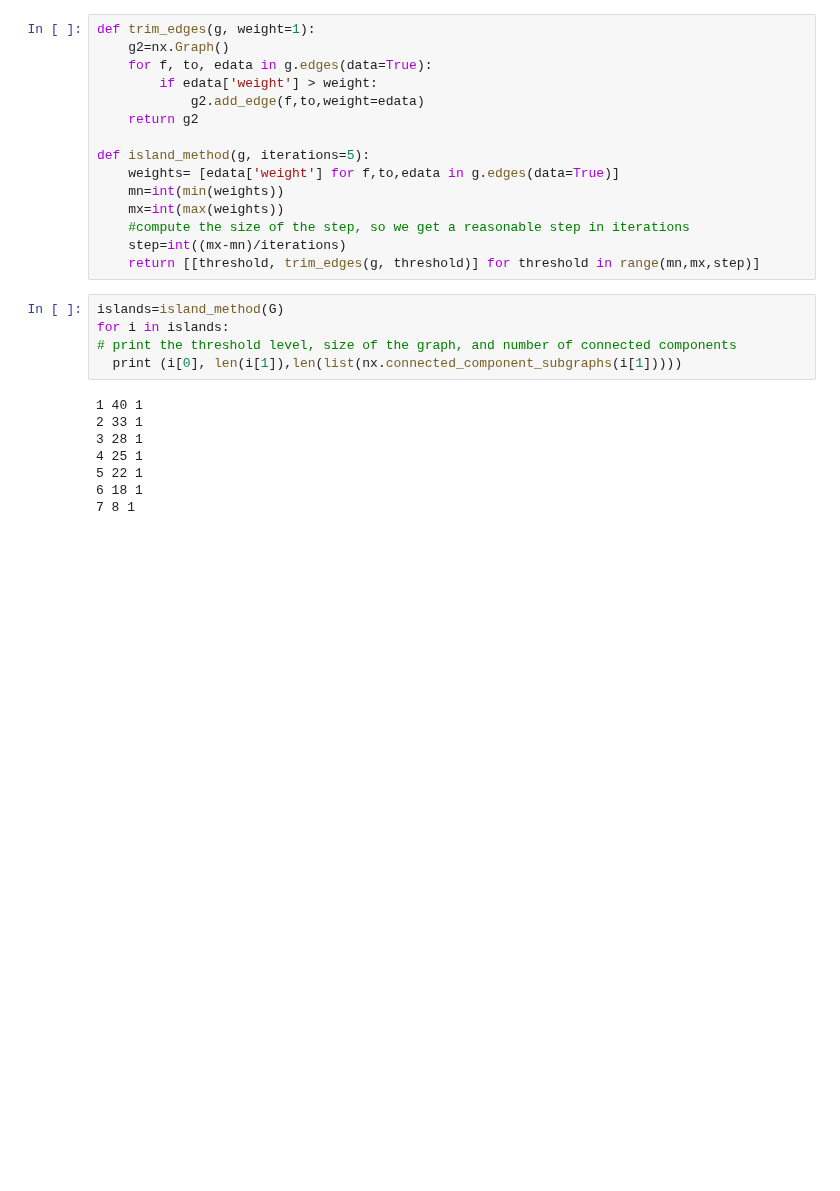
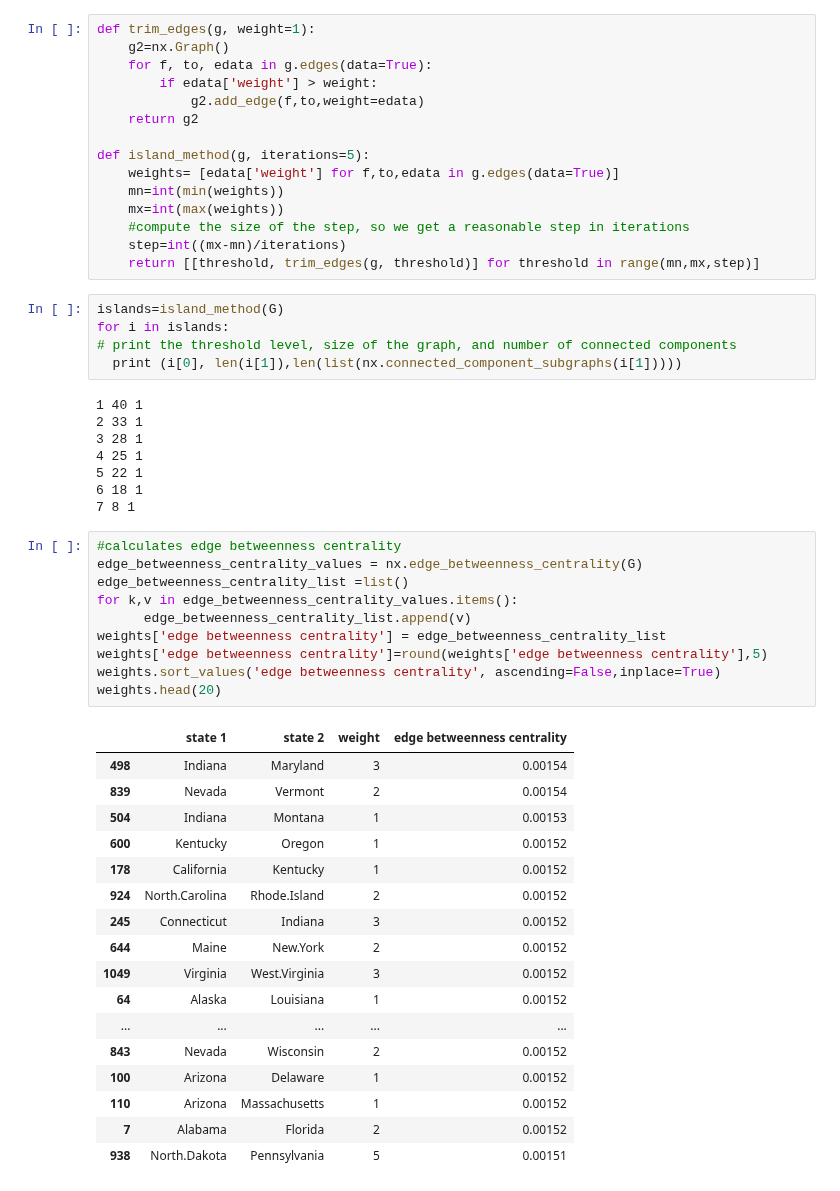
Before and after one commit to olga0503/DATA-620, a Jupyter notebook: Week_7_Assignment.ipynb, the cells around one changed output. Cells and saved outputs as stored; diff of their text form; blank space fills up the shorter version.

```diff
--- a/Week_7_Assignment.ipynb
+++ b/Week_7_Assignment.ipynb
@@ -197,3 +197,31 @@ for i in islands:
 5 22 1
 6 18 1
 7 8 1
+# %%
+#calculates edge betweenness centrality
+edge_betweenness_centrality_values = nx.edge_betweenness_centrality(G)
+edge_betweenness_centrality_list =list()
+for k,v in edge_betweenness_centrality_values.items():
+      edge_betweenness_centrality_list.append(v)
+weights['edge betweenness centrality'] = edge_betweenness_centrality_list
+weights['edge betweenness centrality']=round(weights['edge betweenness centrality'],5)
+weights.sort_values('edge betweenness centrality', ascending=False,inplace=True)
+weights.head(20)
+# %% [output]
+|  | state 1 | state 2 | weight | edge betweenness centrality |
+| 498 | Indiana | Maryland | 3 | 0.00154 |
+| 839 | Nevada | Vermont | 2 | 0.00154 |
+| 504 | Indiana | Montana | 1 | 0.00153 |
+| 600 | Kentucky | Oregon | 1 | 0.00152 |
+| 178 | California | Kentucky | 1 | 0.00152 |
+| 924 | North.Carolina | Rhode.Island | 2 | 0.00152 |
+| 245 | Connecticut | Indiana | 3 | 0.00152 |
+| 644 | Maine | New.York | 2 | 0.00152 |
+| 1049 | Virginia | West.Virginia | 3 | 0.00152 |
+| 64 | Alaska | Louisiana | 1 | 0.00152 |
+| ... | ... | ... | ... | ... |
+| 843 | Nevada | Wisconsin | 2 | 0.00152 |
+| 100 | Arizona | Delaware | 1 | 0.00152 |
+| 110 | Arizona | Massachusetts | 1 | 0.00152 |
+| 7 | Alabama | Florida | 2 | 0.00152 |
+| 938 | North.Dakota | Pennsylvania | 5 | 0.00151 |
```
